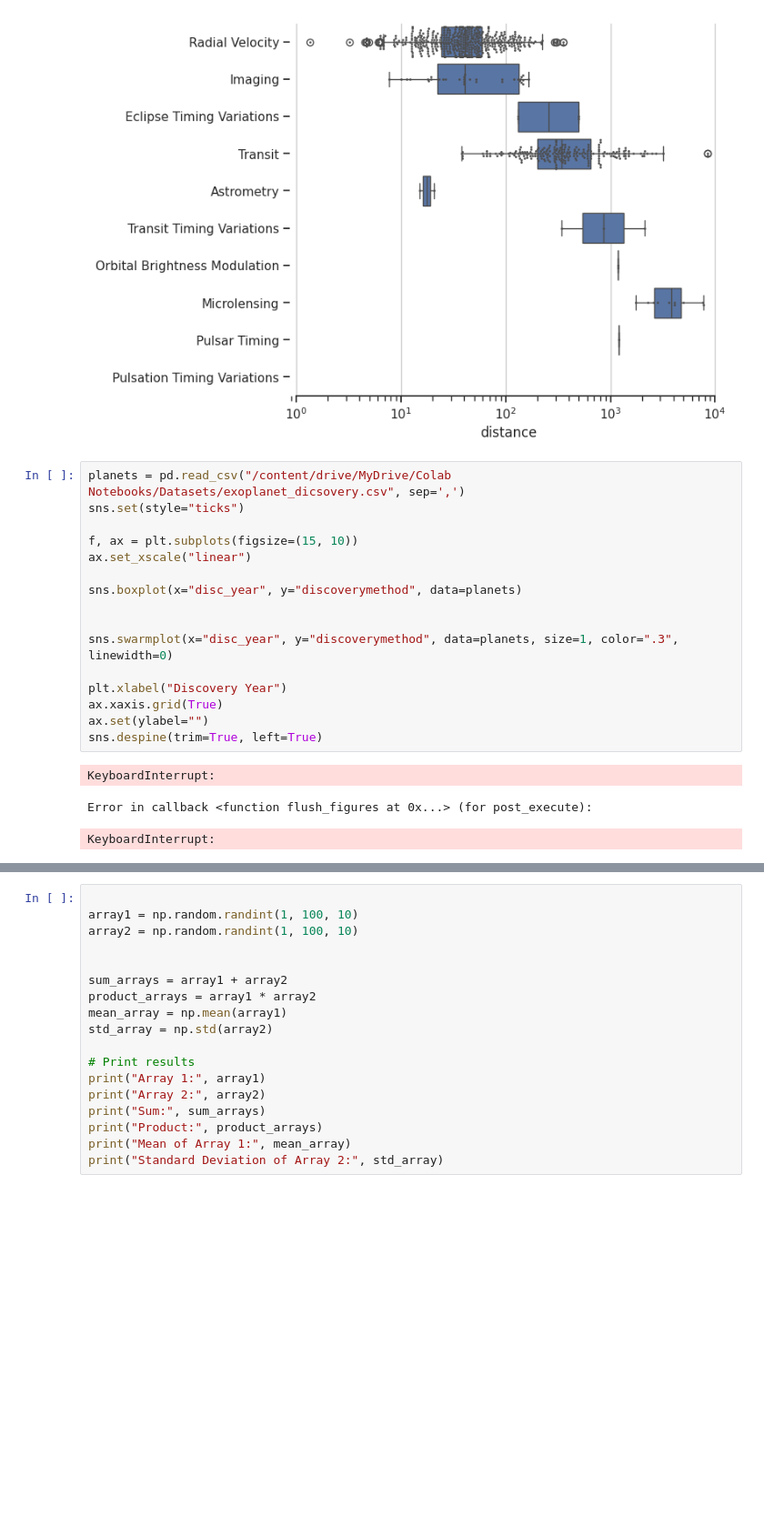
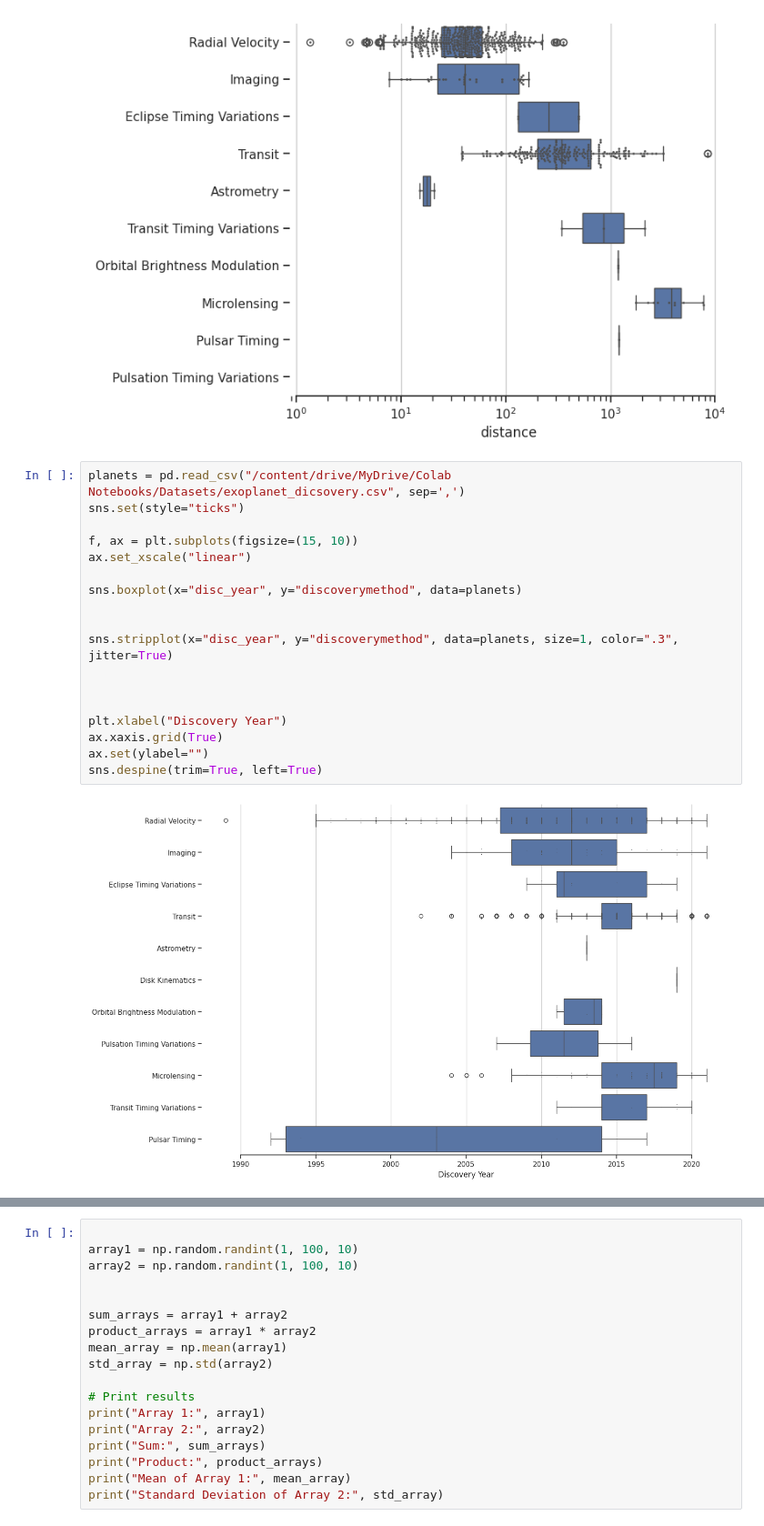
Before and after one commit to harshulgupt/exoplanet_detection, a Jupyter notebook: exoplanet_detection.ipynb, the cells around one changed output, grey strips where cells are left out. Shown: that part at 91% size. Drawn from its saved outputs; the diff is of its cells as text; blank space fills up the shorter version.

```diff
--- a/exoplanet_detection.ipynb
+++ b/exoplanet_detection.ipynb
@@ -149,21 +146,21 @@ sns.despine(trim=True, left=True)
 # %%
 planets = pd.read_csv("/content/drive/MyDrive/Colab Notebooks/Datasets/exoplanet_dicsovery.csv", sep=',')
 sns.set(style="ticks")
 
 f, ax = plt.subplots(figsize=(15, 10))
 ax.set_xscale("linear")
 
 sns.boxplot(x="disc_year", y="discoverymethod", data=planets)
 
 
-sns.swarmplot(x="disc_year", y="discoverymethod", data=planets, size=1, color=".3", linewidth=0)
+sns.stripplot(x="disc_year", y="discoverymethod", data=planets, size=1, color=".3", jitter=True)
+
+
 
 plt.xlabel("Discovery Year")
 ax.xaxis.grid(True)
 ax.set(ylabel="")
 sns.despine(trim=True, left=True)
 # %% [output]
-KeyboardInterrupt:
-Error in callback <function flush_figures at 0x...> (for post_execute):
-KeyboardInterrupt:
+[figure, added]
 # %%
```
Also changed, not shown: parts of 6 cells of this notebook.
